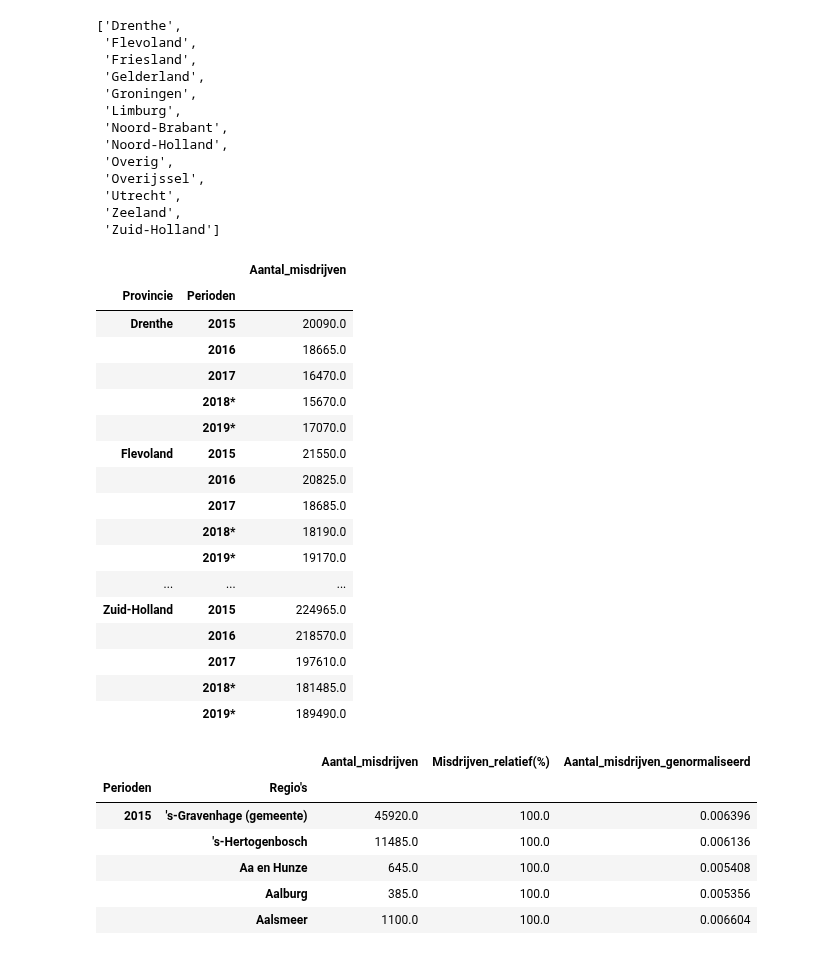
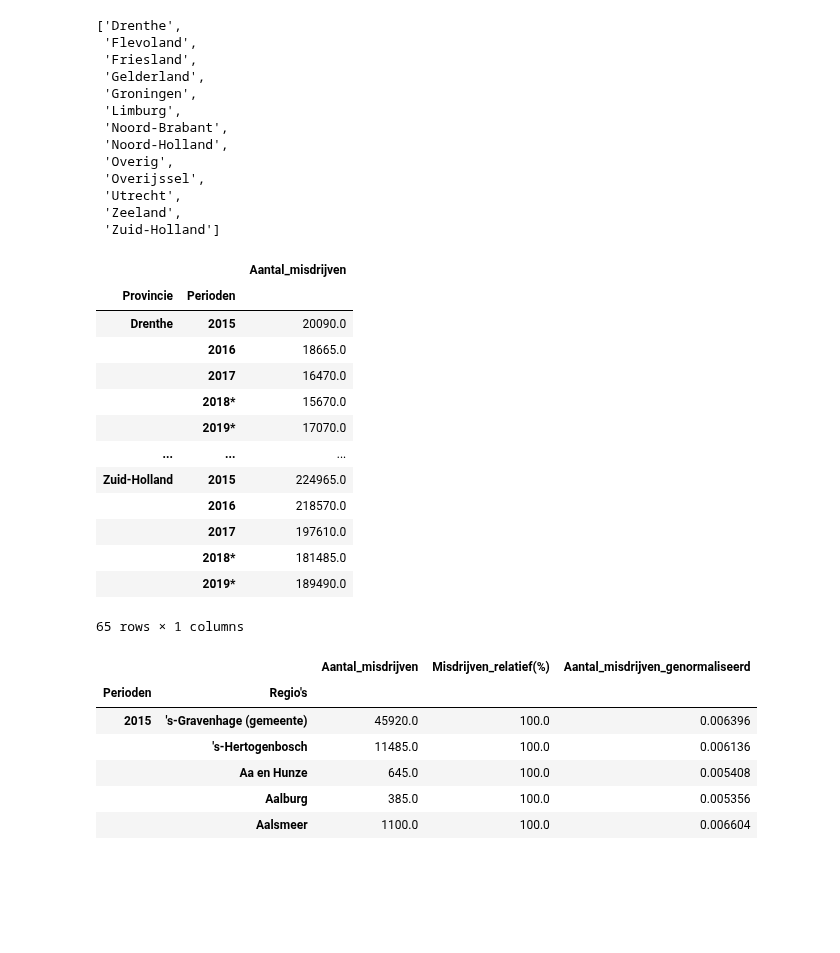
Before and after one commit to BramblePie/FlaskReact, a Jupyter notebook: flask-backend/notebooks/Veiligheid/veiligheid_seyfullah_nawied.ipynb, the cells around one changed output. Drawn from its saved outputs; the diff is of its cells as text; code cells hidden in the pictures; blank space fills up the shorter version.

```diff
--- a/flask-backend/notebooks/Veiligheid/veiligheid_seyfullah_nawied.ipynb
+++ b/flask-backend/notebooks/Veiligheid/veiligheid_seyfullah_nawied.ipynb
@@ -254,34 +249,30 @@ provincies
  'Zuid-Holland']
 # %%
 # TOTAAL AANTAL MISDRIJVEN PER JAAR PER PROVINCIE. RELATIEVE KOLOM IS NIET VAN TOEPASSING AANGEZIEN TOTALEN GEBASEERD IS OP 100%.
-pd.set_option('display.max_rows', 1000)
+pd.set_option('display.max_rows', 50)
 
 data_voorspelling_totaal = data_veiligheid_incl_provincie.loc[((data_veiligheid_incl_provincie.Soort_misdrijf == 'Misdrijven, totaal'))]
 
 totaal_provincie_perjaar = data_voorspelling_totaal.groupby(['Provincie', 'Perioden']).sum()
 
 totaal_misdrijven_pv_jaar = totaal_provincie_perjaar.drop(columns=['Misdrijven_relatief(%)'])
 
 totaal_misdrijven_pv_jaar
 # %% [output]
 |  |  | Aantal_misdrijven |
 | Provincie | Perioden |  |
 | Drenthe | 2015 | 20090.0 |
 |  | 2016 | 18665.0 |
 |  | 2017 | 16470.0 |
 |  | 2018* | 15670.0 |
 |  | 2019* | 17070.0 |
-| Flevoland | 2015 | 21550.0 |
-|  | 2016 | 20825.0 |
-|  | 2017 | 18685.0 |
-|  | 2018* | 18190.0 |
-|  | 2019* | 19170.0 |
 | ... | ... | ... |
 | Zuid-Holland | 2015 | 224965.0 |
 |  | 2016 | 218570.0 |
 |  | 2017 | 197610.0 |
 |  | 2018* | 181485.0 |
 |  | 2019* | 189490.0 |
+65 rows × 1 columns
 # %%
 data_voorspelling_groupby = data_voorspelling_totaal.groupby(['Perioden', "Regio's"]).sum()
 np.set_printoptions(threshold=np.inf)
```
Also changed, not shown: parts of 7 cells of this notebook, 2 other files.
